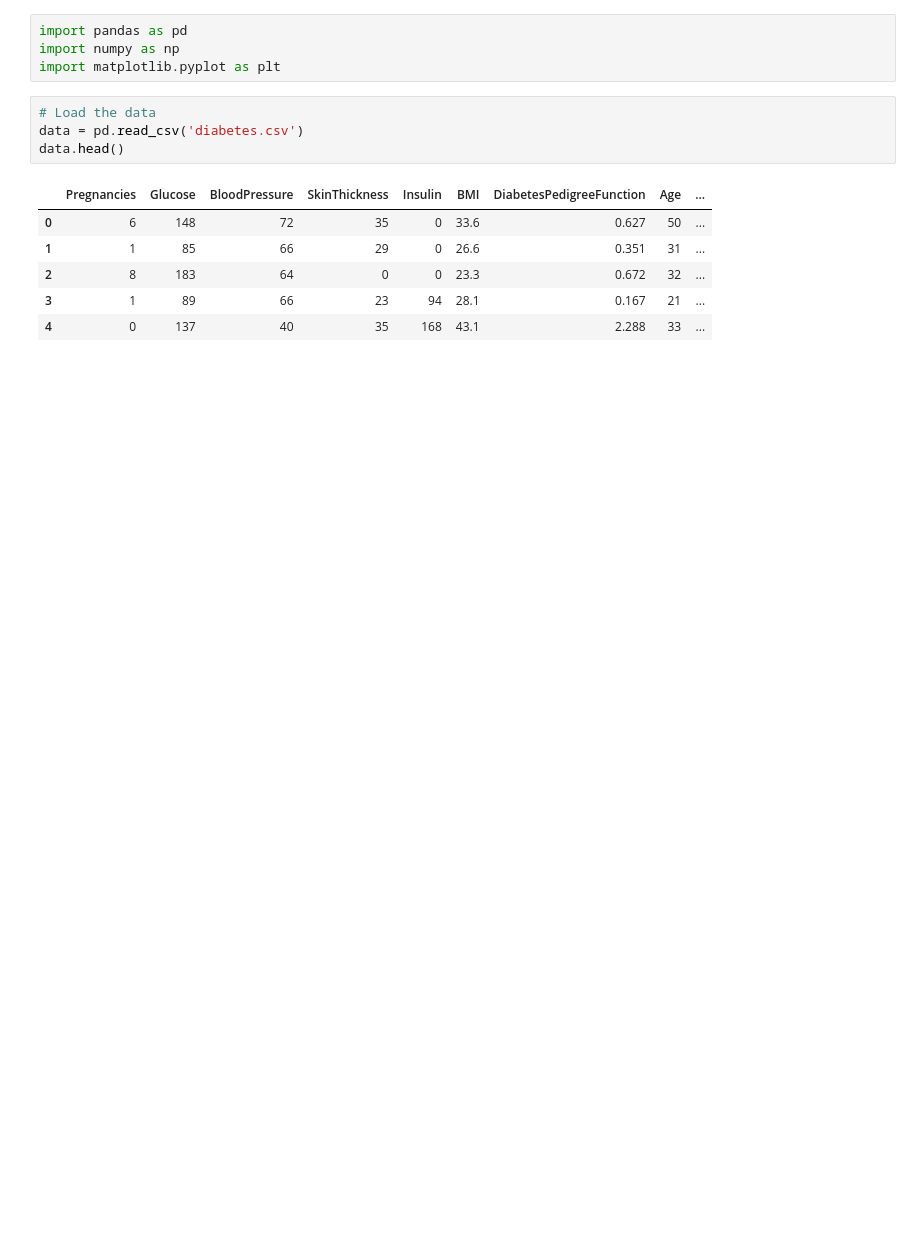
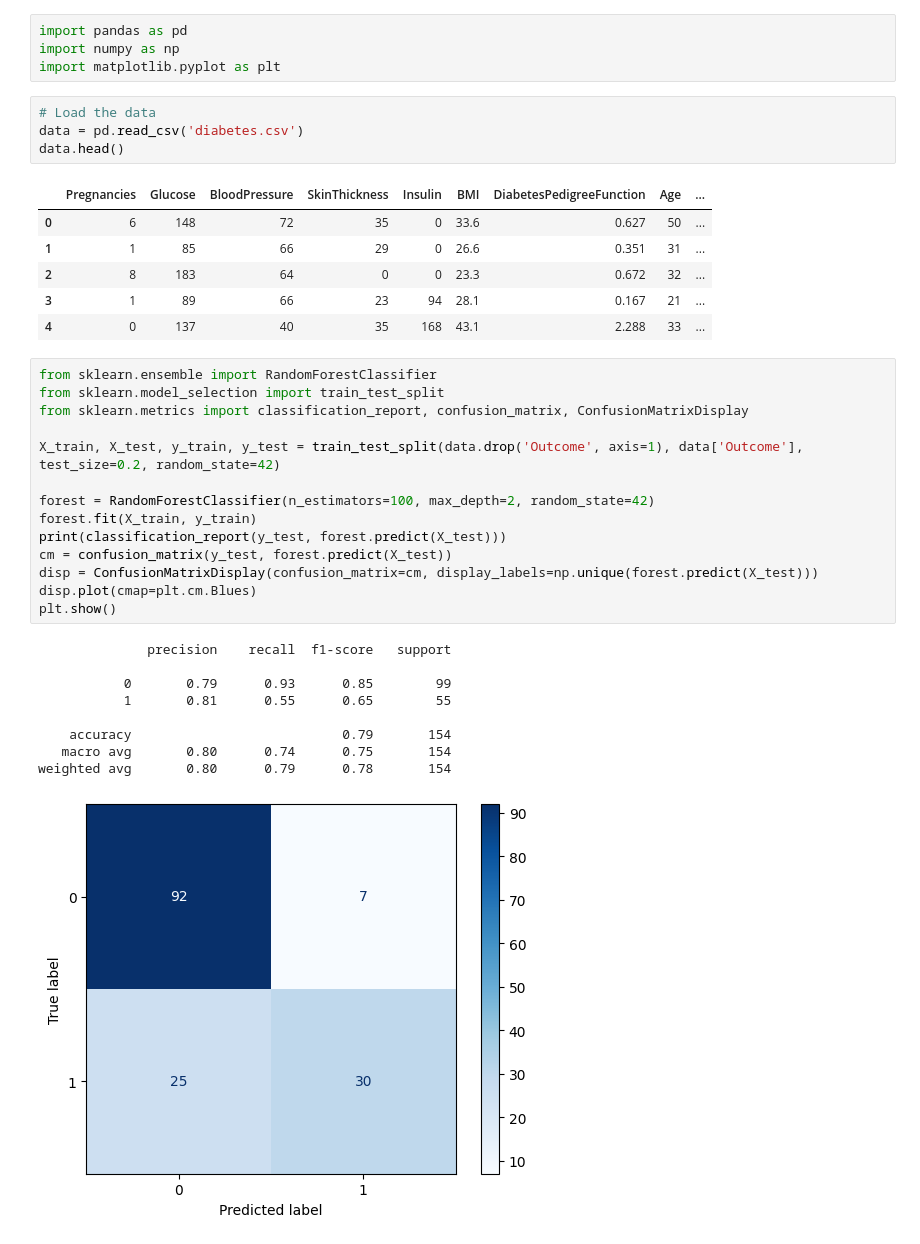
Before and after one commit to Timo4D/MachineLearning-SoSe2024, a Jupyter notebook: random_forrest.ipynb, the cells around one changed output. Saved outputs shown, nothing was run; the diff lists cells and outputs as text; blank space fills up the shorter version.

Commit message:
forest

```diff
--- a/random_forrest.ipynb
+++ b/random_forrest.ipynb
@@ -13,3 +13,27 @@ data.head()
 | 2 | 8 | 183 | 64 | 0 | 0 | 23.3 | 0.672 | 32 | ... |
 | 3 | 1 | 89 | 66 | 23 | 94 | 28.1 | 0.167 | 21 | ... |
 | 4 | 0 | 137 | 40 | 35 | 168 | 43.1 | 2.288 | 33 | ... |
+# %%
+from sklearn.ensemble import RandomForestClassifier
+from sklearn.model_selection import train_test_split
+from sklearn.metrics import classification_report, confusion_matrix, ConfusionMatrixDisplay
+
+X_train, X_test, y_train, y_test = train_test_split(data.drop('Outcome', axis=1), data['Outcome'], test_size=0.2, random_state=42)
+
+forest = RandomForestClassifier(n_estimators=100, max_depth=2, random_state=42)
+forest.fit(X_train, y_train)
+print(classification_report(y_test, forest.predict(X_test)))
+cm = confusion_matrix(y_test, forest.predict(X_test))
+disp = ConfusionMatrixDisplay(confusion_matrix=cm, display_labels=np.unique(forest.predict(X_test)))
+disp.plot(cmap=plt.cm.Blues)
+plt.show()
+# %% [output]
+              precision    recall  f1-score   support
+
+           0       0.79      0.93      0.85        99
+           1       0.81      0.55      0.65        55
+
+    accuracy                           0.79       154
+   macro avg       0.80      0.74      0.75       154
+weighted avg       0.80      0.79      0.78       154
+[figure, added]
```
Also changed, not shown: parts of 8 cells of this notebook, 2 other files.
